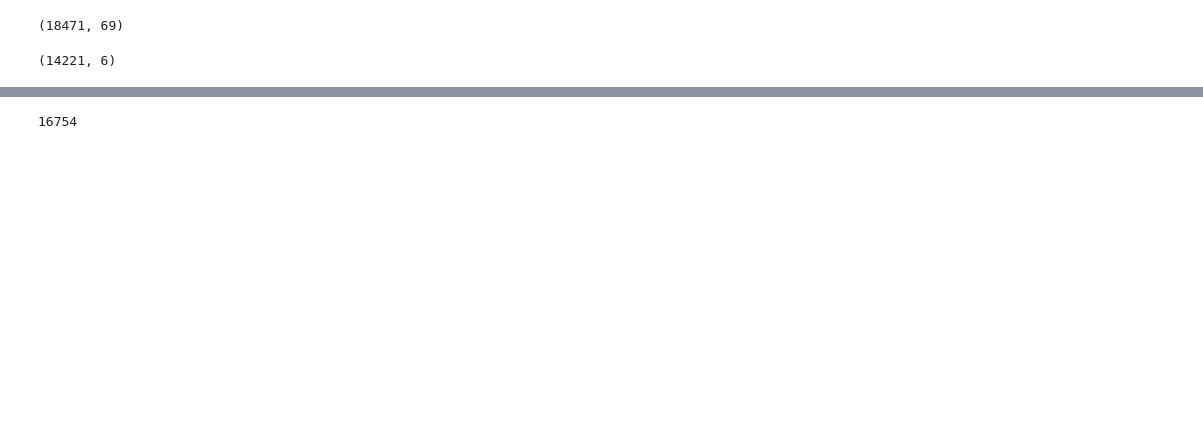
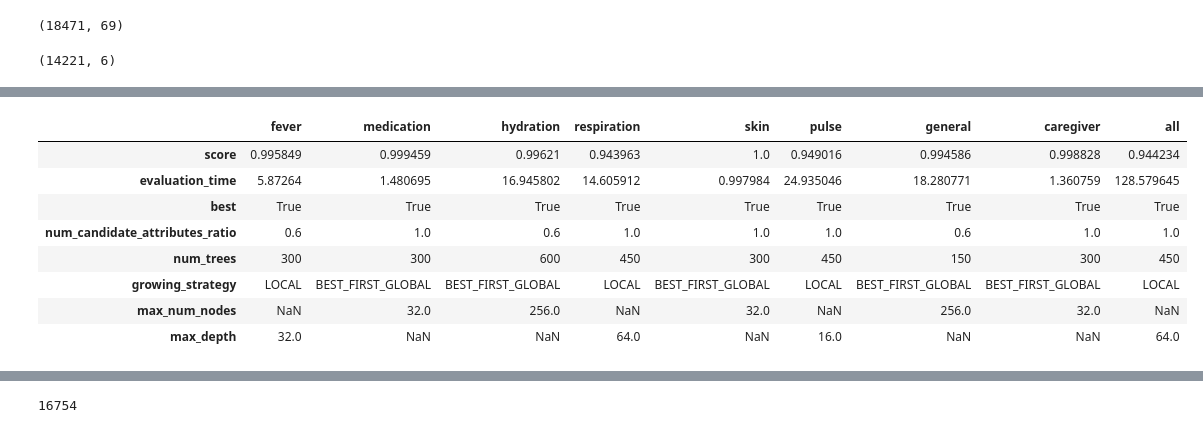
Before and after one commit to janoshr/ffa-model, a Jupyter notebook: section_models.ipynb, the cells around one changed output, grey strips where cells are left out. Cells and saved outputs as stored; diff of their text form; code cells hidden in the pictures; blank space fills up the shorter version.

Commit message:
feat(sectionModel): tuning fine-tuned with 10 fold cross validation

```diff
--- a/section_models.ipynb
+++ b/section_models.ipynb
@@ -105,7 +105,7 @@ def split(dataset, ground_truth, test_size=0.2, val_size=0.2):
 # %%
 import tensorflow_decision_forests as tfdf
 # %%
-def create_model():
-    model = tfdf.keras.RandomForestModel()
+def create_model(tuner):
+    model = tfdf.keras.RandomForestModel(verbose=0, tuner=tuner)
     model.compile(metrics=['accuracy'])
     return model
@@ -182,0 +127,11 @@ Num validation examples: tf.Tensor(3694, shape=(), dtype=int32)
+# %%
+tuner = tfdf.tuner.RandomSearch(num_trials=20)
+tuner.choice("num_candidate_attributes_ratio", [1.0, 0.8, 0.6])
+tuner.choice('num_trees', [150, 300, 450, 600])
+
+local_search_space = tuner.choice("growing_strategy", ["LOCAL"])
+local_search_space.choice("max_depth", [8,16,32,64])
+
+global_search_space = tuner.choice(
+    "growing_strategy", ["BEST_FIRST_GLOBAL"], merge=True)
+global_search_space.choice("max_num_nodes", [16, 32, 64, 128, 256])
@@ -182,0 +140,17 @@ Num validation examples: tf.Tensor(3694, shape=(), dtype=int32)
+# %%
+for key in section_features.keys():
+    train_model(
+        df[section_features[key]],
+        df[section_labels[key]],
+        key,
+        tuner
+    )
+
+
+# ----------------------------- CAREGIVER SECTION ---------------------------- #
+train_model(
+    df_caregiver[caregiver_features],
+    df_caregiver[caregiver_labels],
+    'caregiver',
+    tuner
+)
@@ -182,0 +393,21 @@ Num validation examples: tf.Tensor(3694, shape=(), dtype=int32)
+# %%
+import matplotlib.pyplot as plt
+
+hyperparam_res = {}
+for key, model in models.items():
+    tuning_logs = model.make_inspector().tuning_logs()
+    hyperparam_res[key] = dict(tuning_logs[tuning_logs.best].iloc[0])
+
+
+df_hyperparam_res = pd.DataFrame(hyperparam_res)
+df_hyperparam_res
+# %% [output]
+|  | fever | medication | hydration | respiration | skin | pulse | general | caregiver | all |
+| score | 0.995849 | 0.999459 | 0.99621 | 0.943963 | 1.0 | 0.949016 | 0.994586 | 0.998828 | 0.944234 |
+| evaluation_time | 5.87264 | 1.480695 | 16.945802 | 14.605912 | 0.997984 | 24.935046 | 18.280771 | 1.360759 | 128.579645 |
+| best | True | True | True | True | True | True | True | True | True |
+| num_candidate_attributes_ratio | 0.6 | 1.0 | 0.6 | 1.0 | 1.0 | 1.0 | 0.6 | 1.0 | 1.0 |
+| num_trees | 300 | 300 | 600 | 450 | 300 | 450 | 150 | 300 | 450 |
+| growing_strategy | LOCAL | BEST_FIRST_GLOBAL | BEST_FIRST_GLOBAL | LOCAL | BEST_FIRST_GLOBAL | LOCAL | BEST_FIRST_GLOBAL | BEST_FIRST_GLOBAL | LOCAL |
+| max_num_nodes | NaN | 32.0 | 256.0 | NaN | 32.0 | NaN | 256.0 | 32.0 | NaN |
+| max_depth | 32.0 | NaN | NaN | 64.0 | NaN | 16.0 | NaN | NaN | 64.0 |
```
Also changed, not shown: parts of 16 cells of this notebook.
